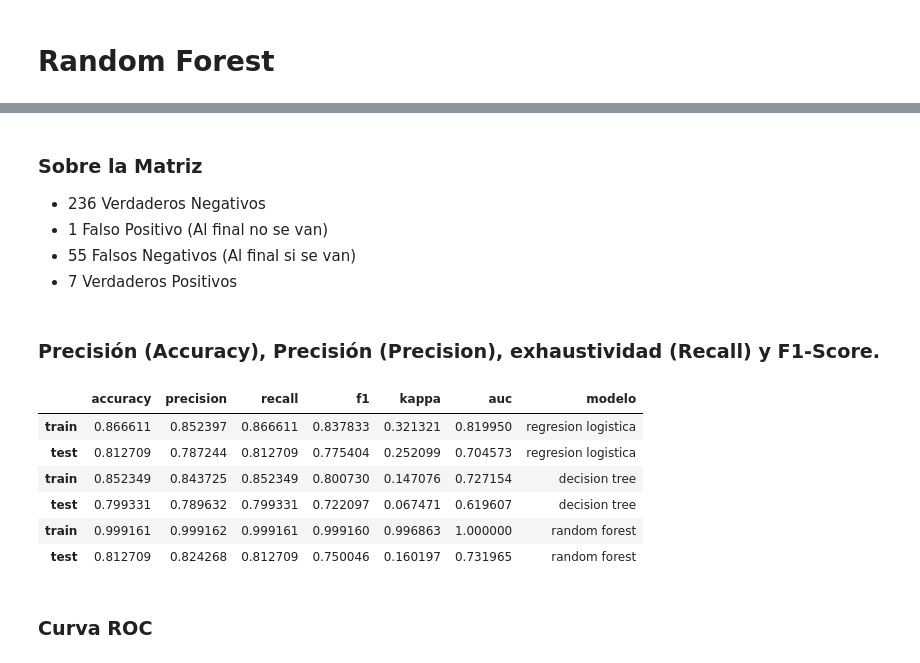
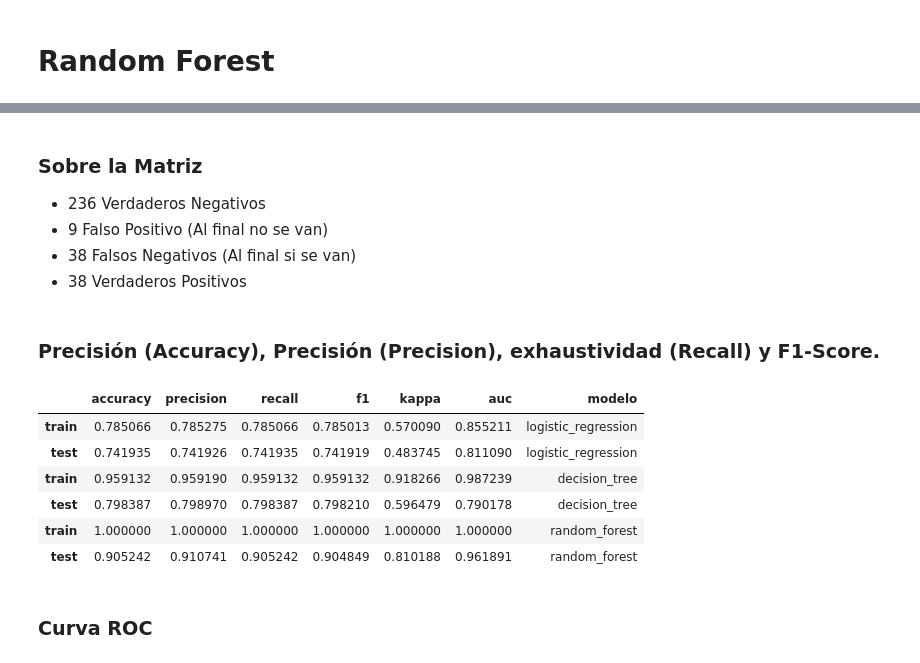
Before and after one commit to apelsito/Proyecto8-Clasificacion, a Jupyter notebook: jupyter_notebooks/Modelo 3/08_modelos.ipynb, the cells around one changed output, grey strips where cells are left out. Cells and saved outputs as stored; diff of their text form; code cells hidden in the pictures.

```diff
--- a/jupyter_notebooks/Modelo 3/08_modelos.ipynb
+++ b/jupyter_notebooks/Modelo 3/08_modelos.ipynb
@@ -72,7 +71,7 @@ logistica.plot_matriz_confusion("logistic_regression",invertir=False,labels=True
 # %%
 # llamamos al metodo para obtener los resultaods de las predicciones
 df_logistica = logistica.calcular_metricas(modelo_nombre =  "logistic_regression").T
-df_logistica["modelo"] = "regresion logistica"
+df_logistica["modelo"] = "logistic_regression"
 df_logistica
 # %% [output]
 |  | accuracy | precision | recall | f1 | kappa | auc | modelo |
@@ -133,7 +132,7 @@ decision_tree.plot_matriz_confusion("tree",invertir=False,labels=True,label0="No
 # %%
 # llamamos al metodo para obtener los resultaods de las predicciones
 df_tree = decision_tree.calcular_metricas(modelo_nombre =  "tree").T
-df_tree["modelo"] = "decision tree"
+df_tree["modelo"] = "decision_tree"
 df_resultados_final = pd.concat([df_logistica, df_tree], axis = 0)
 df_resultados_final
 # %% [output]
@@ -191,25 +190,25 @@ random_forest.plot_matriz_confusion("random_forest",invertir=False,labels=True,l
 # %% [markdown]
 ### Sobre la Matriz
 - 236 Verdaderos Negativos
-- 1 Falso Positivo (Al final no se van)
-- 55 Falsos Negativos (Al final si se van)
-- 7 Verdaderos Positivos
+- 9 Falso Positivo (Al final no se van)
+- 38 Falsos Negativos (Al final si se van)
+- 38 Verdaderos Positivos
 # %% [markdown]
 ### Precisión (Accuracy), Precisión (Precision), exhaustividad (Recall) y F1-Score.
 # %%
 # llamamos al metodo para obtener los resultaods de las predicciones
 df_random = random_forest.calcular_metricas(modelo_nombre = "random_forest").T
-df_random["modelo"] = "random forest"
+df_random["modelo"] = "random_forest"
 df_resultados_final = pd.concat([df_resultados_final, df_random], axis = 0)
 df_resultados_final
 # %% [output]
 |  | accuracy | precision | recall | f1 | kappa | auc | modelo |
-| train | 0.866611 | 0.852397 | 0.866611 | 0.837833 | 0.321321 | 0.819950 | regresion logistica |
-| test | 0.812709 | 0.787244 | 0.812709 | 0.775404 | 0.252099 | 0.704573 | regresion logistica |
-| train | 0.852349 | 0.843725 | 0.852349 | 0.800730 | 0.147076 | 0.727154 | decision tree |
-| test | 0.799331 | 0.789632 | 0.799331 | 0.722097 | 0.067471 | 0.619607 | decision tree |
-| train | 0.999161 | 0.999162 | 0.999161 | 0.999160 | 0.996863 | 1.000000 | random forest |
-| test | 0.812709 | 0.824268 | 0.812709 | 0.750046 | 0.160197 | 0.731965 | random forest |
+| train | 0.785066 | 0.785275 | 0.785066 | 0.785013 | 0.570090 | 0.855211 | logistic_regression |
+| test | 0.741935 | 0.741926 | 0.741935 | 0.741919 | 0.483745 | 0.811090 | logistic_regression |
+| train | 0.959132 | 0.959190 | 0.959132 | 0.959132 | 0.918266 | 0.987239 | decision_tree |
+| test | 0.798387 | 0.798970 | 0.798387 | 0.798210 | 0.596479 | 0.790178 | decision_tree |
+| train | 1.000000 | 1.000000 | 1.000000 | 1.000000 | 1.000000 | 1.000000 | random_forest |
+| test | 0.905242 | 0.910741 | 0.905242 | 0.904849 | 0.810188 | 0.961891 | random_forest |
 # %% [markdown]
 ### Curva ROC
 # %%
```
Also changed, not shown: parts of 40 cells of this notebook, 29 other files.
